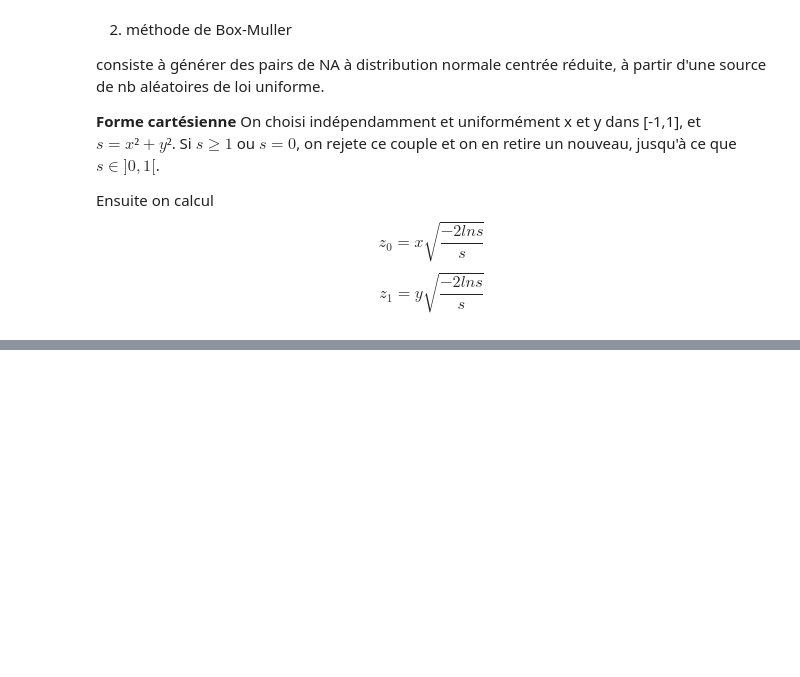
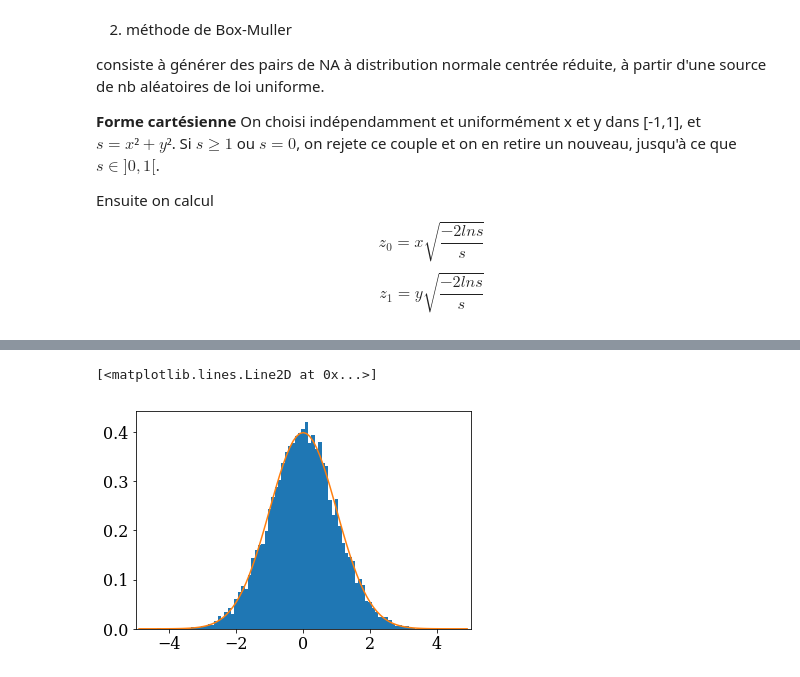
Before and after one commit to njohnsto/numerical-mooc, a Jupyter notebook: lesson6.ipynb, the cells around one changed output, grey strips where cells are left out. Saved outputs shown, nothing was run; the diff lists cells and outputs as text; code cells hidden in the pictures; blank space fills up the shorter version.

```diff
--- a/lesson6.ipynb
+++ b/lesson6.ipynb
@@ -253,0 +302,22 @@ print(z0,z1)
+# %%
+#commençons par initialiser la position de l'échnantillon
+
+npart=10000
+
+#on choisi u=0 (on le mettra simplement pas dans le calcul)
+sigma = 1.0
+x0 = np.random.normal(loc=0, scale=sigma, size=npart)
+
+#creation de bins centré autour de 0
+binwidth=0.1
+bins=np.arange(-5,5, binwidth)
+bins = bins + binwidth/2
+
+bin_centers = bins[:-1]+binwidth/2
+
+plt.xlim(-5,5)
+plt.hist(x0, bins, normed=True);
+plt.plot(bin_centers, np.exp(-bin_centers**2/(2.0*sigma**2))/np.sqrt(2*np.pi*sigma**2))
+# %% [output]
+[<matplotlib.lines.Line2D at 0x...>]
+[figure, added]
```
Also changed, not shown: parts of 16 cells of this notebook.
